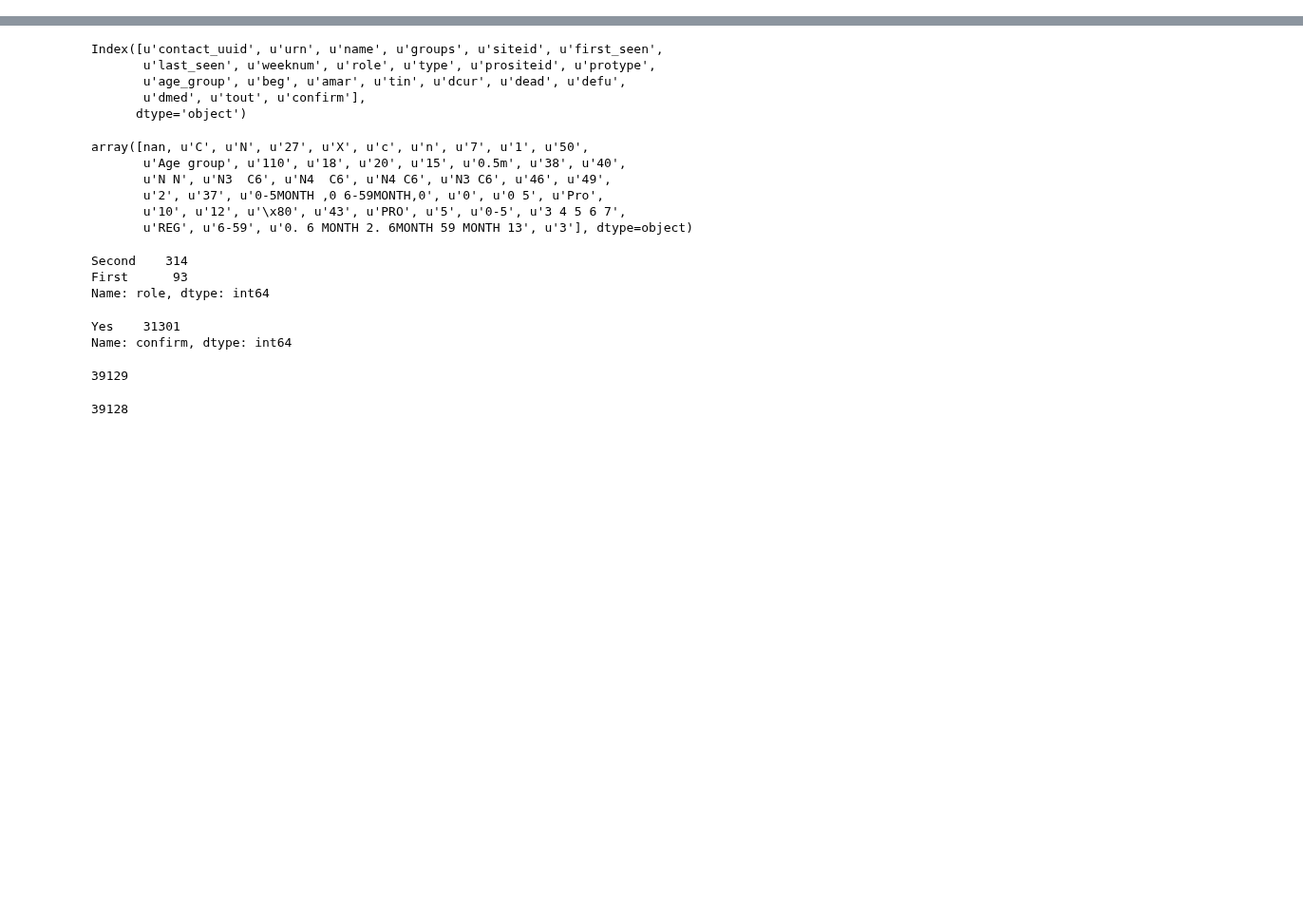
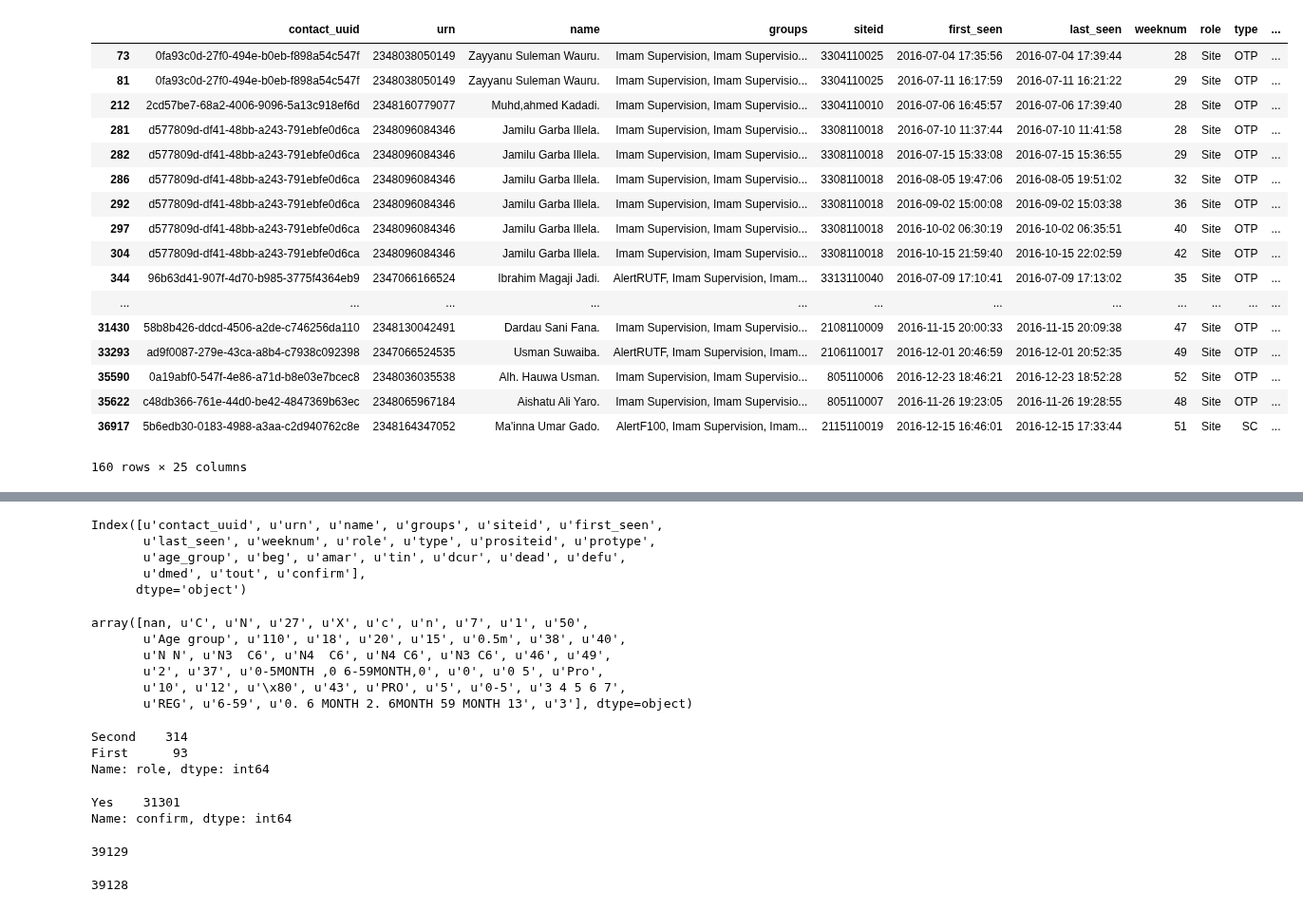
Before and after one commit to RobertJohnston/IMAM, a Jupyter notebook: Data Cleaning.ipynb, the cells around one changed output, grey strips where cells are left out. Shown at 95% size. Cells and saved outputs as stored; diff of their text form; code cells hidden in the pictures; blank space fills up the shorter version.

```diff
--- a/Data Cleaning.ipynb
+++ b/Data Cleaning.ipynb
@@ -29,8 +29,4 @@ engine = create_engine(
 df = pd.read_sql_query("select * from program;", con=engine)
 # %%
 # If there is no data in PostGres
-data = pd.ExcelFile('/home/robert/Downloads/pro.xlsx').parse('Runs')
+df_raw = pd.ExcelFile('/home/robert/Downloads/pro.xlsx').parse('Runs')
-# %%
-df_raw = data
-
-#data.head()
@@ -79,5 +33,8 @@ merge_in_and_outpatients(df_raw)
 # %%
 # Drop all unneccesary program variables
+rename_cols(df_raw)
+merge_in_and_outpatients(df_raw)
+add_program_reports_from_supervision(df_raw)
 
 columnsTitles = ['contact_uuid',
                  'urn',
@@ -101,3 +58,4 @@ columnsTitles = ['contact_uuid',
                  'confirm']
 
 df = df_raw.reindex(columns=columnsTitles)
+df = generic_cleaning(df)
@@ -103,0 +80,9 @@ df = df_raw.reindex(columns=columnsTitles)
+# %%
+df['year'] = df['last_seen'].map(lambda x: x.isocalendar()[0])
+print(df['year'].value_counts())
+
+# If report was for WN in last year but report data is this year, subtract one year from df.year.
+# double check if the week number below is ISO standard
+df['last_seen_weeknum'] = df['last_seen'].map(lambda x: x.isocalendar()[1])
+df['year'] = np.where((df['weeknum'] > 44) & (df['last_seen_weeknum'] < df['weeknum']), df['year'] - 1, df['year'])
+print(df['year'].value_counts())
@@ -103,0 +97,21 @@ df = df_raw.reindex(columns=columnsTitles)
+# %%
+df.query('year==2015')
+# %% [output]
+|  | contact_uuid | urn | name | groups | siteid | first_seen | last_seen | weeknum | role | type | ... |
+| 73 | 0fa93c0d-27f0-494e-b0eb-f898a54c547f | 2348038050149 | Zayyanu Suleman Wauru. | Imam Supervision, Imam Supervisio... | 3304110025 | 2016-07-04 17:35:56 | 2016-07-04 17:39:44 | 28 | Site | OTP | ... |
+| 81 | 0fa93c0d-27f0-494e-b0eb-f898a54c547f | 2348038050149 | Zayyanu Suleman Wauru. | Imam Supervision, Imam Supervisio... | 3304110025 | 2016-07-11 16:17:59 | 2016-07-11 16:21:22 | 29 | Site | OTP | ... |
+| 212 | 2cd57be7-68a2-4006-9096-5a13c918ef6d | 2348160779077 | Muhd,ahmed Kadadi. | Imam Supervision, Imam Supervisio... | 3304110010 | 2016-07-06 16:45:57 | 2016-07-06 17:39:40 | 28 | Site | OTP | ... |
+| 281 | d577809d-df41-48bb-a243-791ebfe0d6ca | 2348096084346 | Jamilu Garba Illela. | Imam Supervision, Imam Supervisio... | 3308110018 | 2016-07-10 11:37:44 | 2016-07-10 11:41:58 | 28 | Site | OTP | ... |
+| 282 | d577809d-df41-48bb-a243-791ebfe0d6ca | 2348096084346 | Jamilu Garba Illela. | Imam Supervision, Imam Supervisio... | 3308110018 | 2016-07-15 15:33:08 | 2016-07-15 15:36:55 | 29 | Site | OTP | ... |
+| 286 | d577809d-df41-48bb-a243-791ebfe0d6ca | 2348096084346 | Jamilu Garba Illela. | Imam Supervision, Imam Supervisio... | 3308110018 | 2016-08-05 19:47:06 | 2016-08-05 19:51:02 | 32 | Site | OTP | ... |
+| 292 | d577809d-df41-48bb-a243-791ebfe0d6ca | 2348096084346 | Jamilu Garba Illela. | Imam Supervision, Imam Supervisio... | 3308110018 | 2016-09-02 15:00:08 | 2016-09-02 15:03:38 | 36 | Site | OTP | ... |
+| 297 | d577809d-df41-48bb-a243-791ebfe0d6ca | 2348096084346 | Jamilu Garba Illela. | Imam Supervision, Imam Supervisio... | 3308110018 | 2016-10-02 06:30:19 | 2016-10-02 06:35:51 | 40 | Site | OTP | ... |
+| 304 | d577809d-df41-48bb-a243-791ebfe0d6ca | 2348096084346 | Jamilu Garba Illela. | Imam Supervision, Imam Supervisio... | 3308110018 | 2016-10-15 21:59:40 | 2016-10-15 22:02:59 | 42 | Site | OTP | ... |
+| 344 | 96b63d41-907f-4d70-b985-3775f4364eb9 | 2347066166524 | Ibrahim Magaji Jadi. | AlertRUTF, Imam Supervision, Imam... | 3313110040 | 2016-07-09 17:10:41 | 2016-07-09 17:13:02 | 35 | Site | OTP | ... |
+| ... | ... | ... | ... | ... | ... | ... | ... | ... | ... | ... | ... |
+| 31430 | 58b8b426-ddcd-4506-a2de-c746256da110 | 2348130042491 | Dardau Sani Fana. | Imam Supervision, Imam Supervisio... | 2108110009 | 2016-11-15 20:00:33 | 2016-11-15 20:09:38 | 47 | Site | OTP | ... |
+| 33293 | ad9f0087-279e-43ca-a8b4-c7938c092398 | 2347066524535 | Usman Suwaiba. | AlertRUTF, Imam Supervision, Imam... | 2106110017 | 2016-12-01 20:46:59 | 2016-12-01 20:52:35 | 49 | Site | OTP | ... |
+| 35590 | 0a19abf0-547f-4e86-a71d-b8e03e7bcec8 | 2348036035538 | Alh. Hauwa Usman. | Imam Supervision, Imam Supervisio... | 805110006 | 2016-12-23 18:46:21 | 2016-12-23 18:52:28 | 52 | Site | OTP | ... |
+| 35622 | c48db366-761e-44d0-be42-4847369b63ec | 2348065967184 | Aishatu Ali Yaro. | Imam Supervision, Imam Supervisio... | 805110007 | 2016-11-26 19:23:05 | 2016-11-26 19:28:55 | 48 | Site | OTP | ... |
+| 36917 | 5b6edb30-0183-4988-a3aa-c2d940762c8e | 2348164347052 | Ma'inna Umar Gado. | AlertF100, Imam Supervision, Imam... | 2115110019 | 2016-12-15 16:46:01 | 2016-12-15 17:33:44 | 51 | Site | SC | ... |
+160 rows × 25 columns
```
Also changed, not shown: parts of 8 cells of this notebook, 2 other files.
